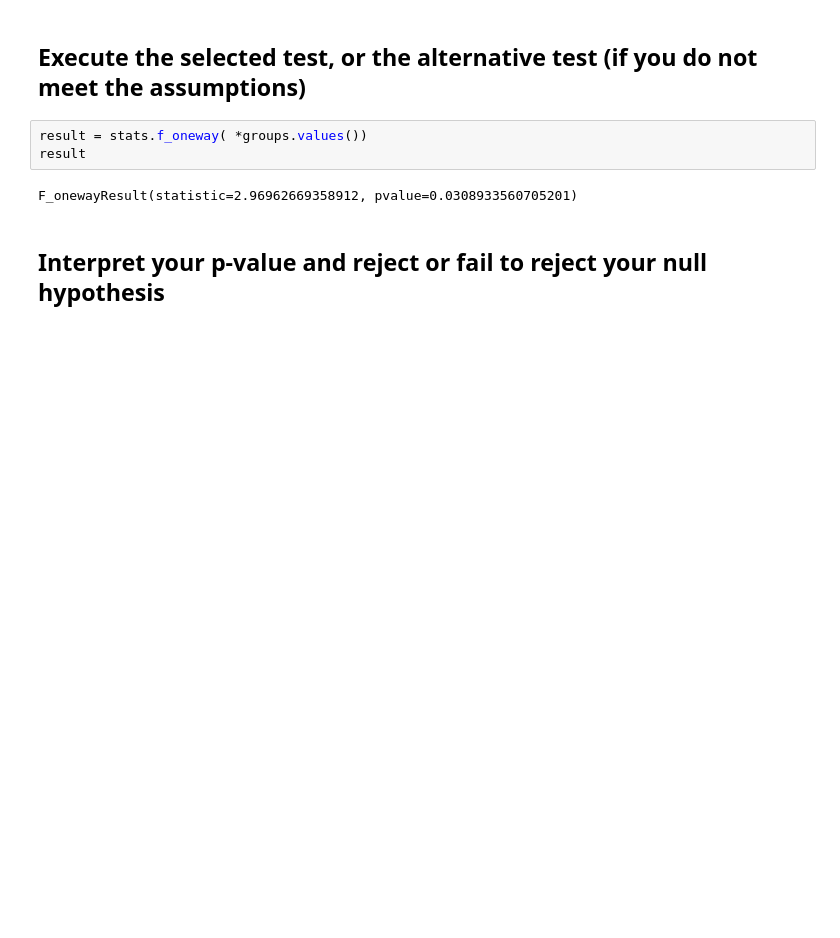
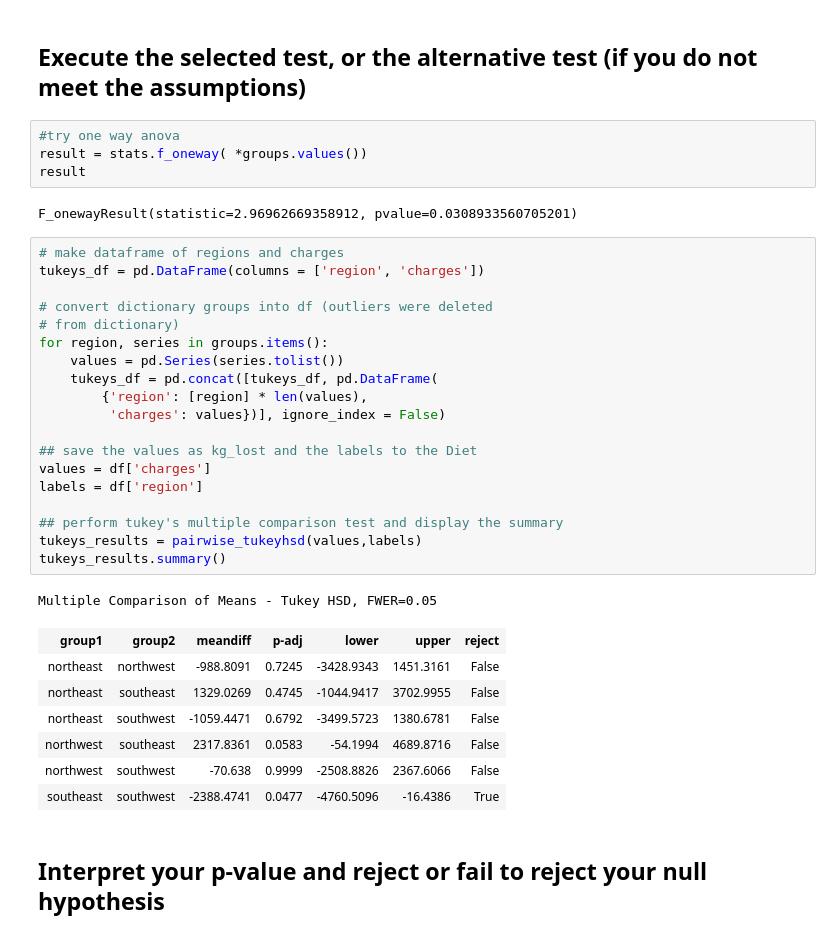
Before and after one commit to hawkeyedatatsai/Data-Enrichment-Hypotheses, a Jupyter notebook: Hypothesis Testing with Insurance Data (Core).ipynb, the cells around one changed output. Cells and saved outputs as stored; diff of their text form; blank space fills up the shorter version.

```diff
--- a/Hypothesis Testing with Insurance Data (Core).ipynb
+++ b/Hypothesis Testing with Insurance Data (Core).ipynb
@@ -215,9 +250,38 @@ The result does not meet the assumption of equal variance.
 # %% [markdown]
 ## Execute the selected test, or the alternative test (if you do not meet the assumptions)
 # %%
+#try one way anova
 result = stats.f_oneway( *groups.values())
 result
 # %% [output]
 F_onewayResult(statistic=2.96962669358912, pvalue=0.0308933560705201)
+# %%
+# make dataframe of regions and charges
+tukeys_df = pd.DataFrame(columns = ['region', 'charges'])
+
+# convert dictionary groups into df (outliers were deleted
+# from dictionary)
+for region, series in groups.items():
+    values = pd.Series(series.tolist())
+    tukeys_df = pd.concat([tukeys_df, pd.DataFrame(
+        {'region': [region] * len(values),
+         'charges': values})], ignore_index = False)
+
+## save the values as kg_lost and the labels to the Diet
+values = df['charges']
+labels = df['region']
+
+## perform tukey's multiple comparison test and display the summary
+tukeys_results = pairwise_tukeyhsd(values,labels)
+tukeys_results.summary()
+# %% [output]
+Multiple Comparison of Means - Tukey HSD, FWER=0.05
+| group1 | group2 | meandiff | p-adj | lower | upper | reject |
+| northeast | northwest | -988.8091 | 0.7245 | -3428.9343 | 1451.3161 | False |
+| northeast | southeast | 1329.0269 | 0.4745 | -1044.9417 | 3702.9955 | False |
+| northeast | southwest | -1059.4471 | 0.6792 | -3499.5723 | 1380.6781 | False |
+| northwest | southeast | 2317.8361 | 0.0583 | -54.1994 | 4689.8716 | False |
+| northwest | southwest | -70.638 | 0.9999 | -2508.8826 | 2367.6066 | False |
+| southeast | southwest | -2388.4741 | 0.0477 | -4760.5096 | -16.4386 | True |
 # %% [markdown]
 ## Interpret your p-value and reject or fail to reject your null hypothesis
```
Also changed, not shown: parts of 12 cells of this notebook.
